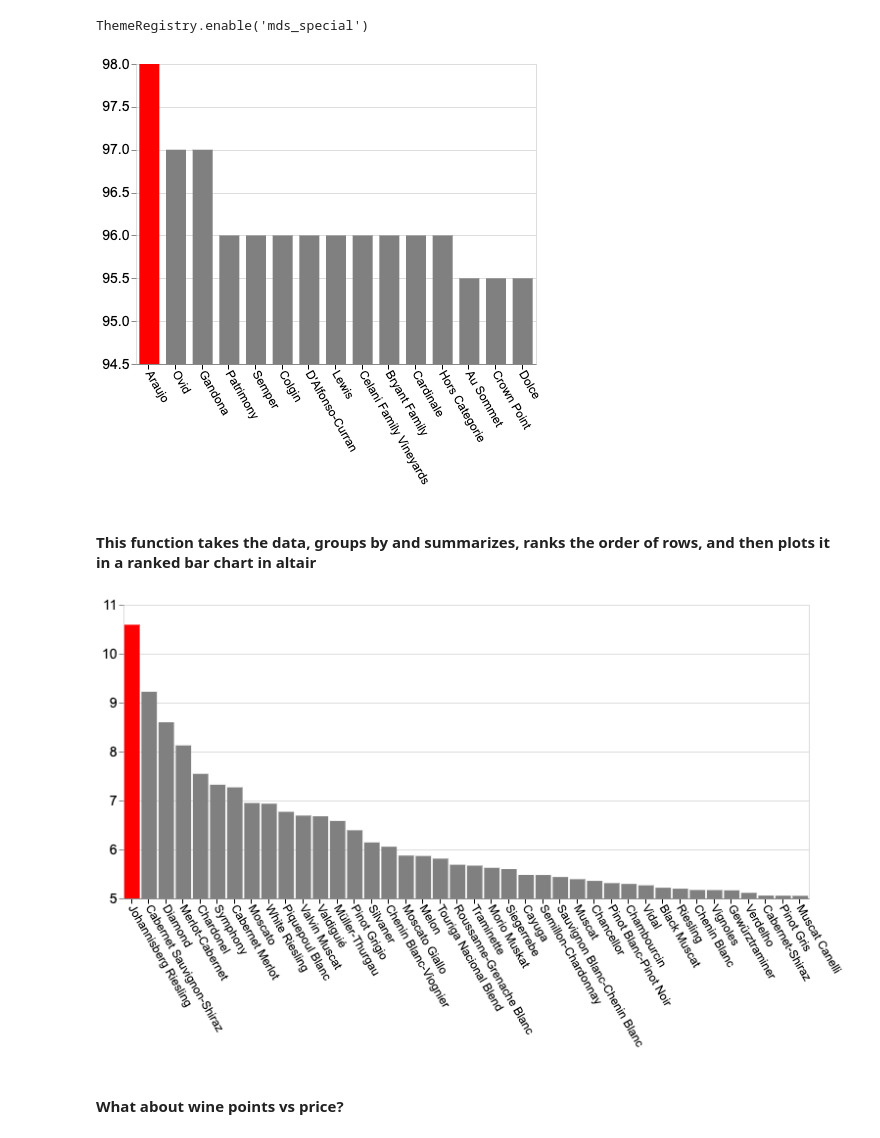
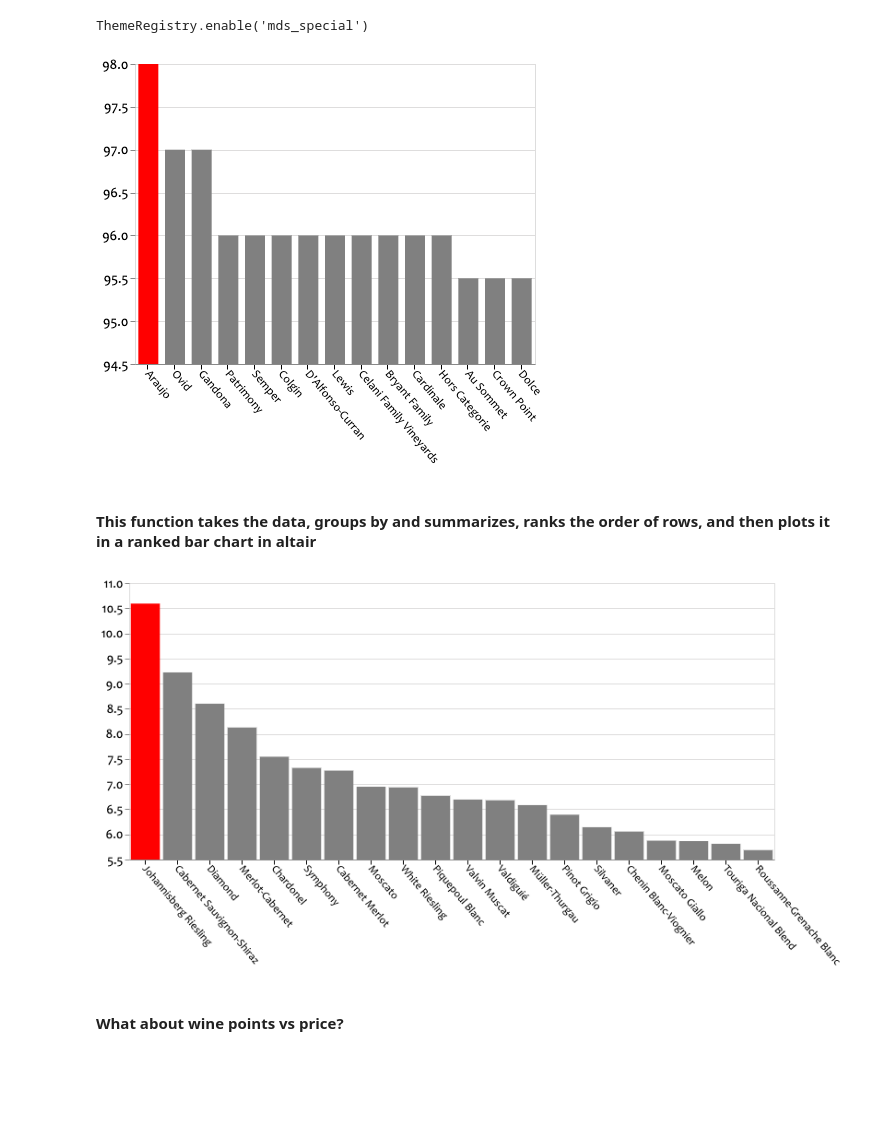
Before and after one commit to UBC-MDS/DSCI532_Group204_Vino, a Jupyter notebook: src/Katie_eda.ipynb, the cells around one changed output. Cells and saved outputs as stored; diff of their text form; code cells hidden in the pictures; blank space fills up the shorter version.

```diff
--- a/src/Katie_eda.ipynb
+++ b/src/Katie_eda.ipynb
@@ -15,4 +15,4 @@ DataTransformerRegistry.enable('json')
 ### LOAD DATA
 # %%
 merged_df = pd.read_csv('../data/us_wineries_with_counties.csv')
-cleaned_df = pd.read_csv('../data/cleaned_data.csv')
+cleaned_df = pd.read_csv('../data/cleaned_data.csv', index_col=0)
@@ -383,7 +392,7 @@ alt.Chart(test).mark_bar(color='grey', width=20).encode(
 #test['points'].max()
 #test['winery'][0]
 # %% [output]
-[figure, old version]
+[figure, new version]
 # %% [markdown]
 #### This function takes the data, groups by and summarizes, ranks the order of rows, and then plots it in a ranked bar chart in altair
 # %%
@@ -440,11 +449,11 @@ def sort_extract_plot(data, by, col, n=15, direction='desc'):
                 alt.value('grey')
             )
         ).properties(width=500, height=300)
-        display(ranked_bar)
+        return ranked_bar
 # %%
-test2 = sort_extract_plot(cleaned_df, by='value', col='variety', n=40, direction='desc')
+test2 = sort_extract_plot(cleaned_df, by='value', col='variety', n=20, direction='desc')
 # %% [output]
-[figure, old version]
+[figure, new version]
 # %% [markdown]
 #### What about wine points vs price?
 # %%
```
Also changed, not shown: parts of 2 cells of this notebook, 1 other file.
